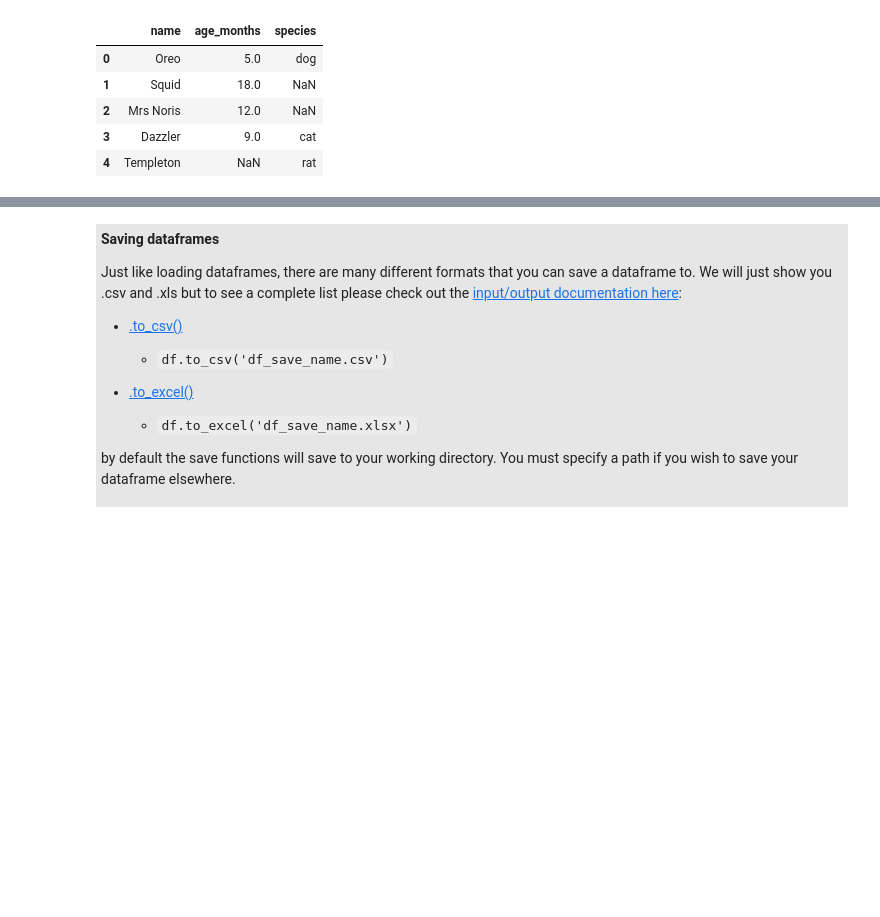
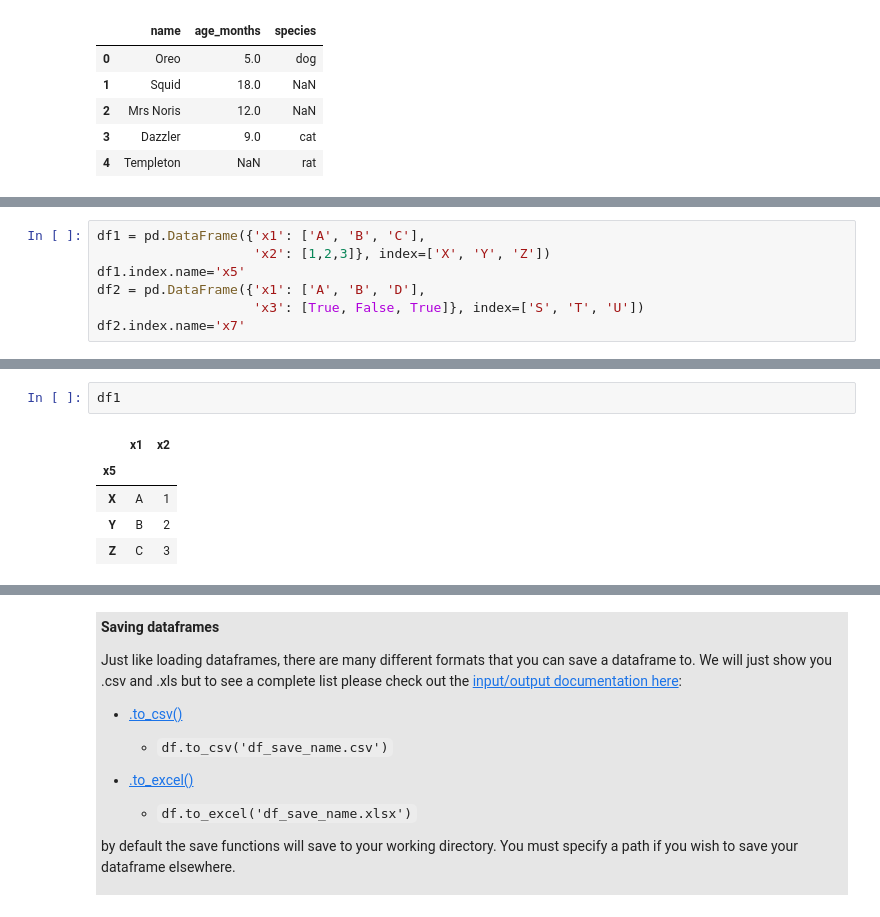
Before and after one commit to AllenInstitute/swdb_2022_python_bootcamp, a Jupyter notebook: PythonBootcamp/06_Introduction_to_Pandas.ipynb, the cells around one changed output, grey strips where cells are left out. Saved outputs shown, nothing was run; the diff lists cells and outputs as text; blank space fills up the shorter version.

```diff
--- a/PythonBootcamp/06_Introduction_to_Pandas.ipynb
+++ b/PythonBootcamp/06_Introduction_to_Pandas.ipynb
@@ -2069,0 +2098,7 @@ pd.merge(dict_df1, list_df, how = 'outer', on ='name')
+# %%
+df1 = pd.DataFrame({'x1': ['A', 'B', 'C'],
+                    'x2': [1,2,3]}, index=['X', 'Y', 'Z'])
+df1.index.name='x5'
+df2 = pd.DataFrame({'x1': ['A', 'B', 'D'],
+                    'x3': [True, False, True]}, index=['S', 'T', 'U'])
+df2.index.name='x7'
@@ -2070,3 +2115,11 @@ pd.merge(dict_df1, list_df, how = 'outer', on ='name')
+# %%
+df1
+# %% [output]
+|  | x1 | x2 |
+| x5 |  |  |
+| X | A | 1 |
+| Y | B | 2 |
+| Z | C | 3 |
 # %% [markdown]
 <a id='save_df'></a>
 # %% [markdown]
```
Also changed, not shown: parts of 16 cells of this notebook.
